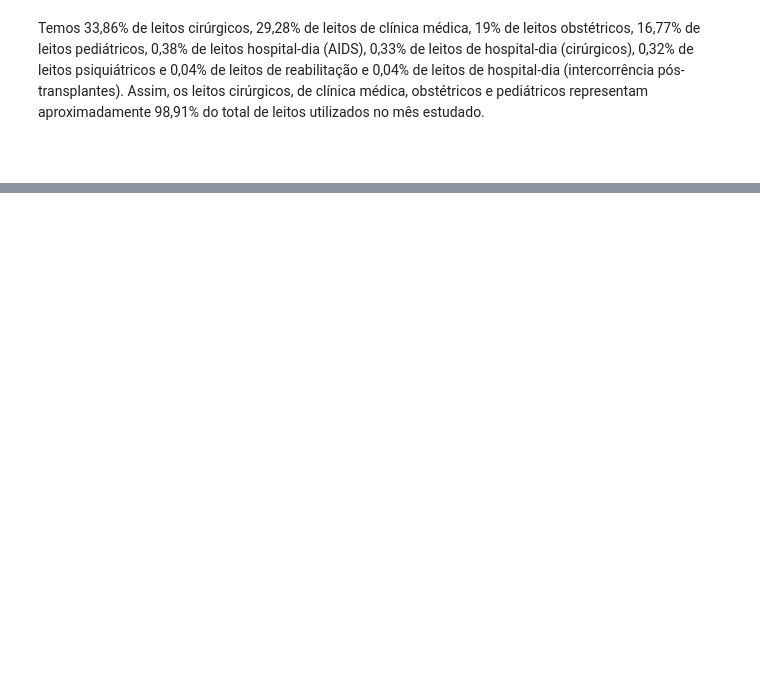
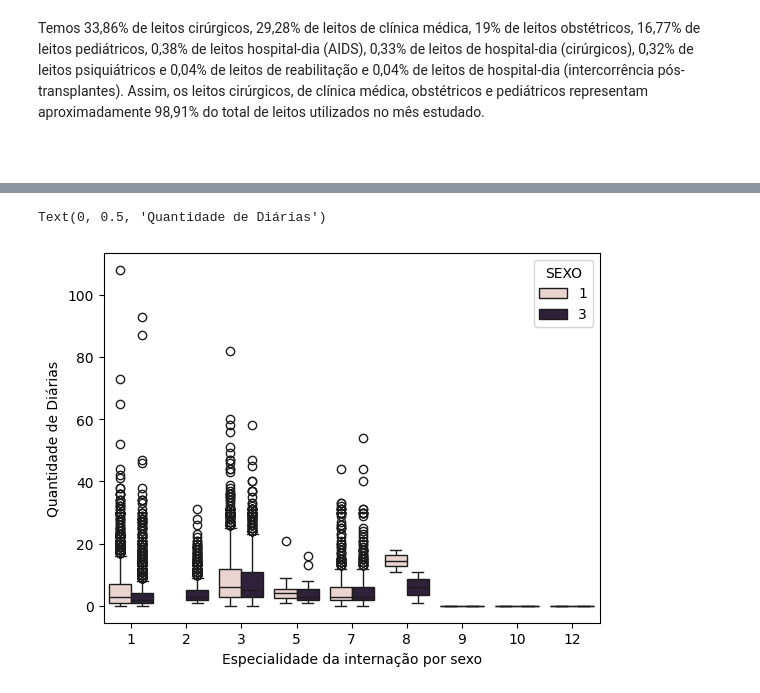
Before and after one commit to lucasmeirellesmachado/CDIA-Estatistica_II, a Jupyter notebook: Atividade_Avaliativa_Semana_de_Imersao.ipynb, the cells around one changed output, grey strips where cells are left out. Saved outputs shown, nothing was run; the diff lists cells and outputs as text; code cells hidden in the pictures; blank space fills up the shorter version.

```diff
--- a/Atividade_Avaliativa_Semana_de_Imersao.ipynb
+++ b/Atividade_Avaliativa_Semana_de_Imersao.ipynb
@@ -209,0 +333,9 @@ Temos 33,86% de leitos cirúrgicos, 29,28% de leitos de clínica médica, 19% de
+# %%
+# Visualização gráfica da distribuição dos dados referente às diárias, dependendo do sexo e da especialidade da internação
+
+ax2 = sns.boxplot(x='ESPEC', y='QT_DIARIAS', data=SIH_final, hue='SEXO')
+ax2.set_xlabel('Especialidade da internação por sexo')
+ax2.set_ylabel('Quantidade de Diárias')
+# %% [output]
+Text(0, 0.5, 'Quantidade de Diárias')
+[figure, added]
```
Also changed, not shown: parts of 20 cells of this notebook.
